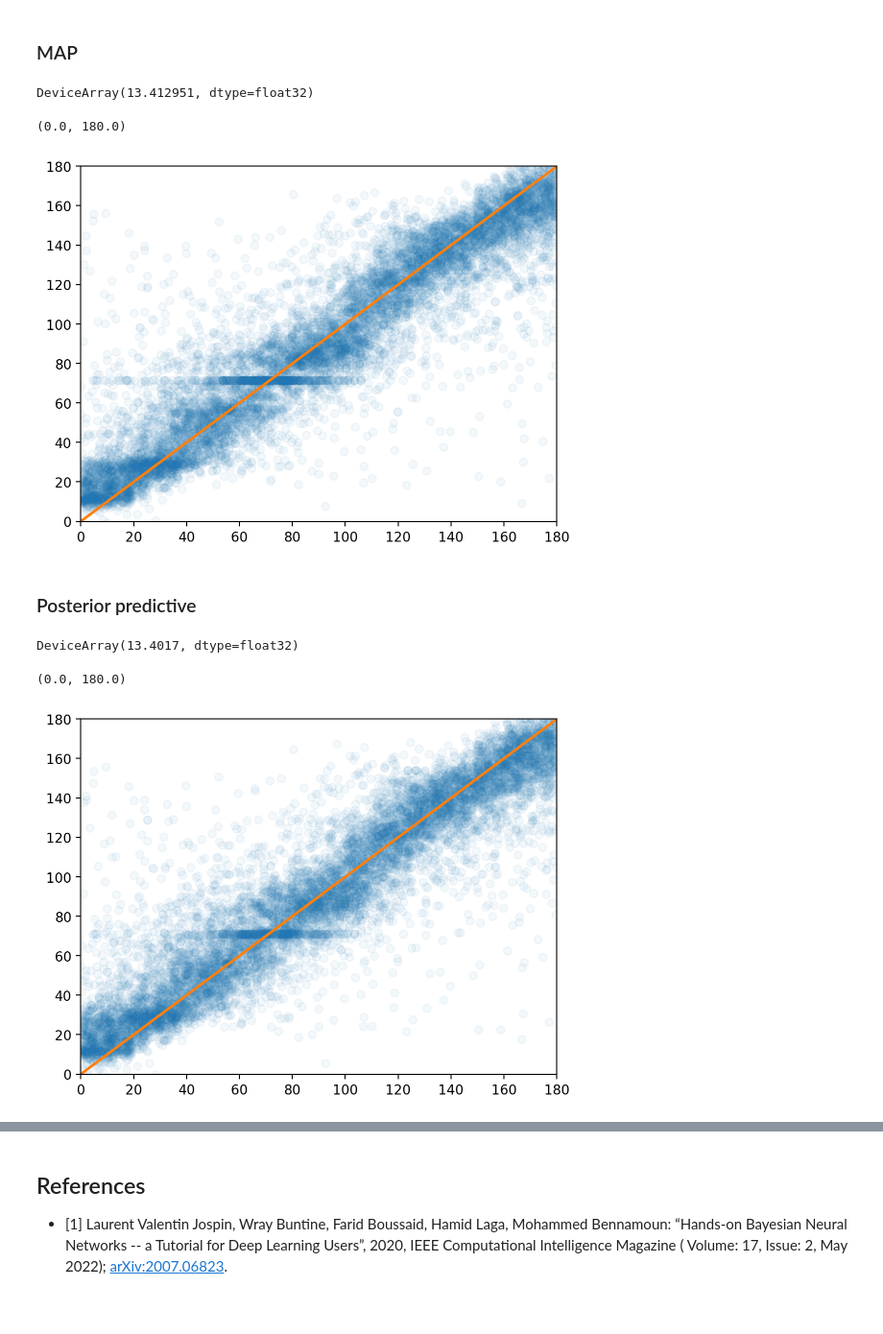
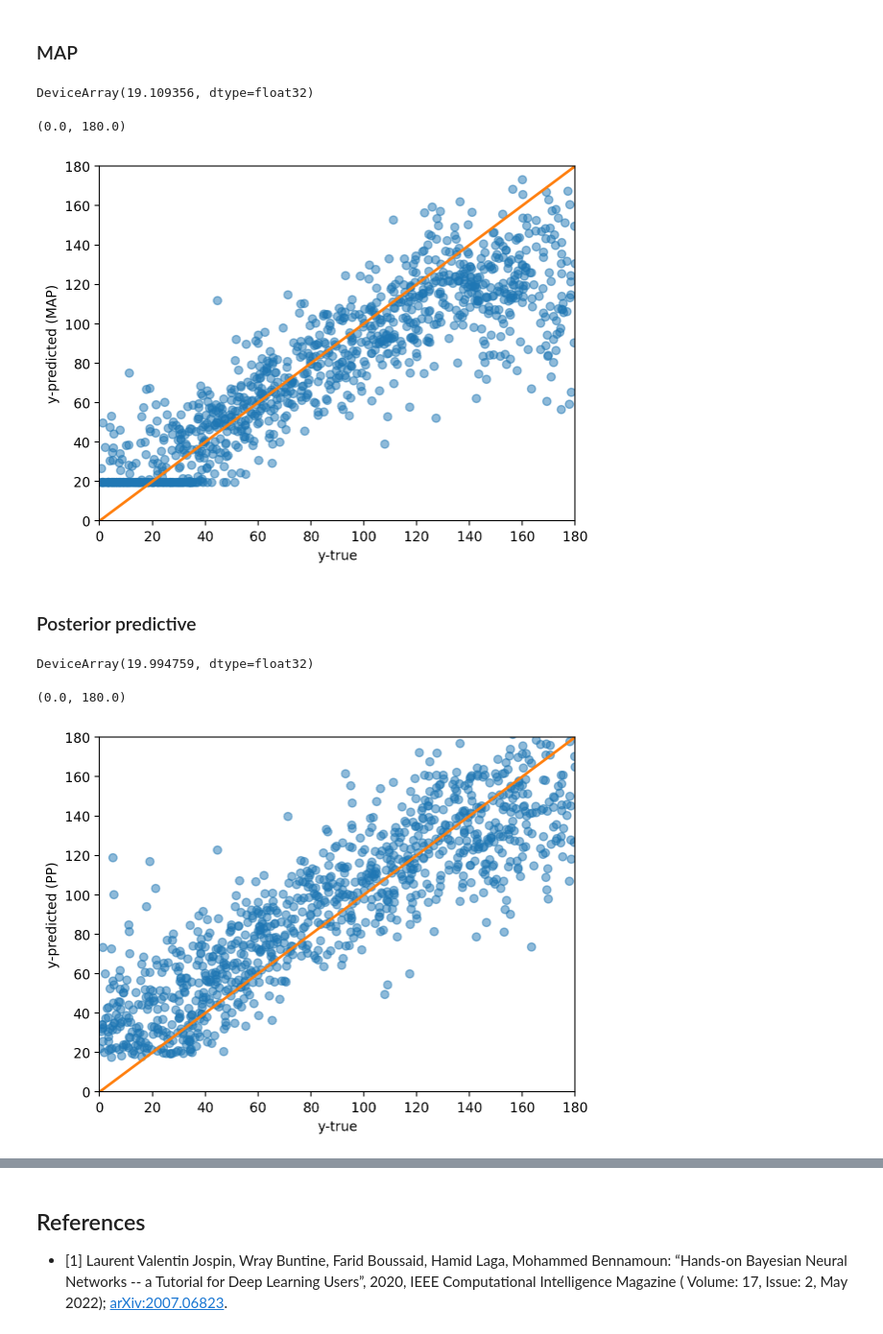
Before and after one commit to gerdm/bayes, a Jupyter notebook: bayes-by-backprop.ipynb, the cells around one changed output, grey strips where cells are left out. Shown at 96% size. Drawn from its saved outputs; the diff is of its cells as text; code cells hidden in the pictures; blank space fills up the shorter version.

Commit message:
feat: bayes-by-backprop

```diff
--- a/bayes-by-backprop.ipynb
+++ b/bayes-by-backprop.ipynb
@@ -21,7 +21,7 @@ from dynamax.utils import datasets
 from jax.flatten_util import ravel_pytree
 # %%
 np.random.seed(314)
-train, test = datasets.load_rotated_mnist()
+train, test = datasets.load_rotated_mnist(target_digit=2)
 X_train, y_train = train
 
 # ymean = y_train.mean()
@@ -215,3 +195,26 @@ for key_epoch in (pbar := tqdm(keys_epochs)):
+# %%
+batch_size = 100
+num_epochs = 1000
+tx = optax.adam(1e-3)
+keys_epochs = jax.random.split(key_train, num_epochs)
+
+# Bayes-by-backprop params
+b3p = BBBParams(
+    mean=params_mean,
+    logvar=params_logvar,
+)
+
+opt_state = TrainState.create(
+    apply_fn=model.apply,
+    params=b3p,
+    tx=tx
+)
+
+losses = []
+for key_epoch in (pbar := tqdm(keys_epochs)):
+    loss, opt_state = train_epoch(key, opt_state, X_train, y_train, batch_size, lossfn)
+    pbar.set_description(f"{loss=:0.4e}")
+    losses.append(loss)
 # %%
 plt.plot(losses)
 plt.yscale("log")
@@ -230,15 +233,17 @@ yhat_test = model.apply(opt_state.params.mean, X_test).ravel()
 err_map = y_test - yhat_test
 jnp.abs(err_map).mean()
 # %% [output]
-DeviceArray(13.412951, dtype=float32)
+DeviceArray(19.109356, dtype=float32)
 # %%
-plt.scatter(y_test, yhat_test, alpha=0.05, edgecolors=None)
+plt.scatter(y_test, yhat_test, alpha=0.5, edgecolors=None)
+plt.ylabel("y-predicted (MAP)")
+plt.xlabel("y-true")
 plt.plot([0, 180], [0, 180], c="tab:orange", linewidth=2)
 plt.ylim(0, 180)
 plt.xlim(0, 180)
 # %% [output]
 (0.0, 180.0)
-[figure, old version]
+[figure, new version]
 # %% [markdown]
 ### Posterior predictive
 # %%
@@ -254,12 +259,14 @@ yhat_test = yhat_samples.mean(axis=0)
 err_pp = y_test - yhat_test
 jnp.abs(err_pp).mean()
 # %% [output]
-DeviceArray(13.4017, dtype=float32)
+DeviceArray(19.994759, dtype=float32)
 # %%
-plt.scatter(y_test, yhat_test, alpha=0.05, edgecolors=None)
+plt.scatter(y_test, yhat_test, alpha=0.5, edgecolors=None)
+plt.ylabel("y-predicted (PP)")
+plt.xlabel("y-true")
 plt.plot([0, 180], [0, 180], c="tab:orange", linewidth=2)
 plt.ylim(0, 180)
 plt.xlim(0, 180)
 # %% [output]
 (0.0, 180.0)
-[figure, old version]
+[figure, new version]
```
Also changed, not shown: parts of 18 cells of this notebook.
